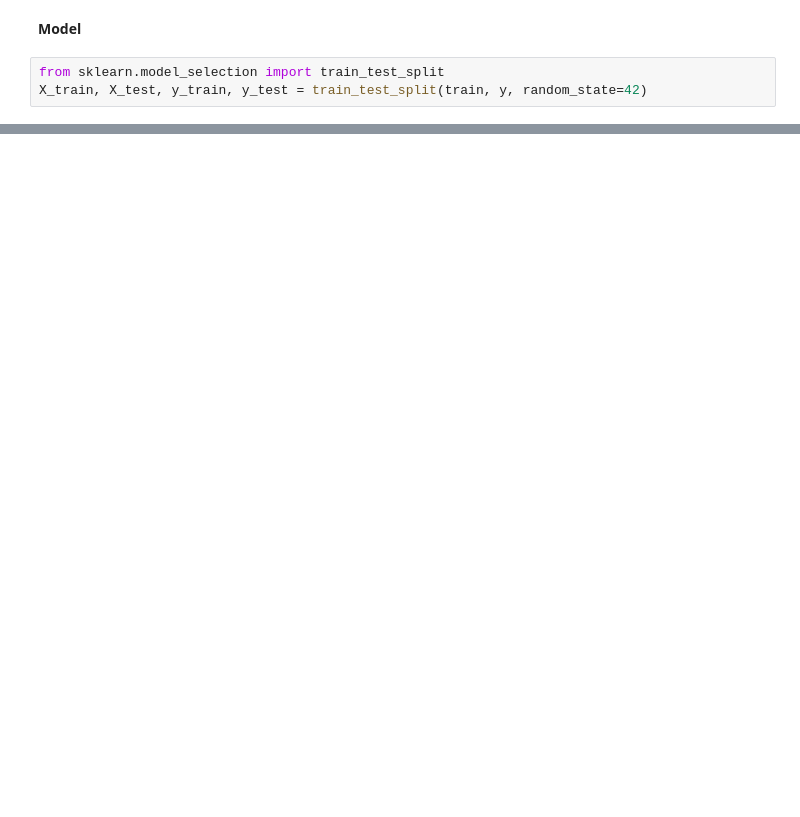
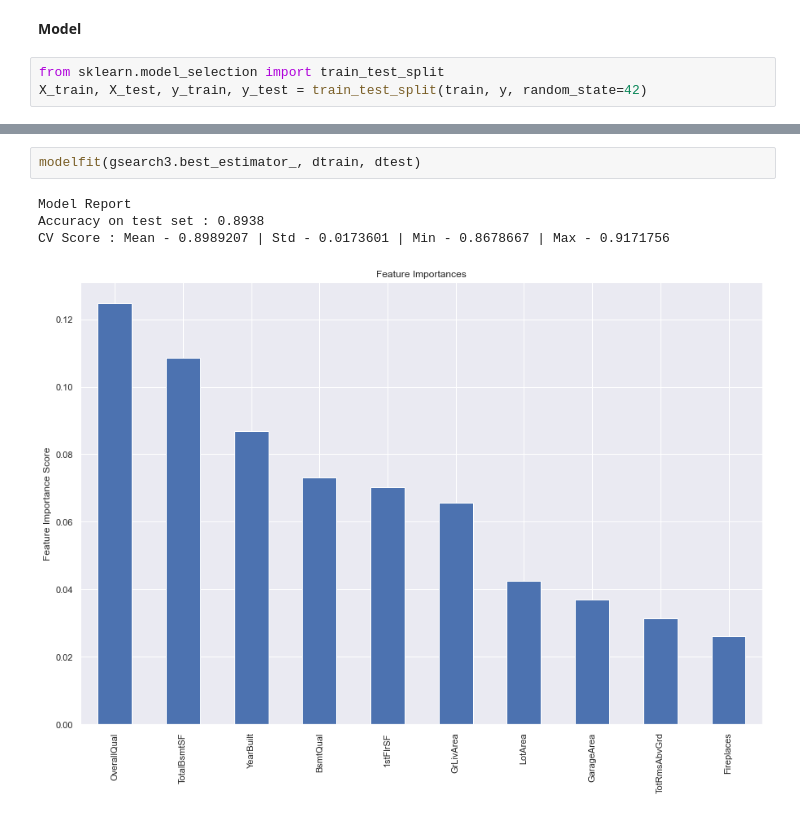
Before and after one commit to phungdx/vccorp_intern, a Jupyter notebook: week1/house_prices.ipynb, the cells around one changed output, grey strips where cells are left out. Drawn from its saved outputs; the diff is of its cells as text; blank space fills up the shorter version.

```diff
--- a/week1/house_prices.ipynb
+++ b/week1/house_prices.ipynb
@@ -341,0 +492,7 @@ model.score(X_test, y_test)
+# %%
+modelfit(gsearch3.best_estimator_, dtrain, dtest)
+# %% [output]
+Model Report
+Accuracy on test set : 0.8938
+CV Score : Mean - 0.8989207 | Std - 0.0173601 | Min - 0.8678667 | Max - 0.9171756
+[figure, added]
```
Also changed, not shown: parts of 24 cells of this notebook.
